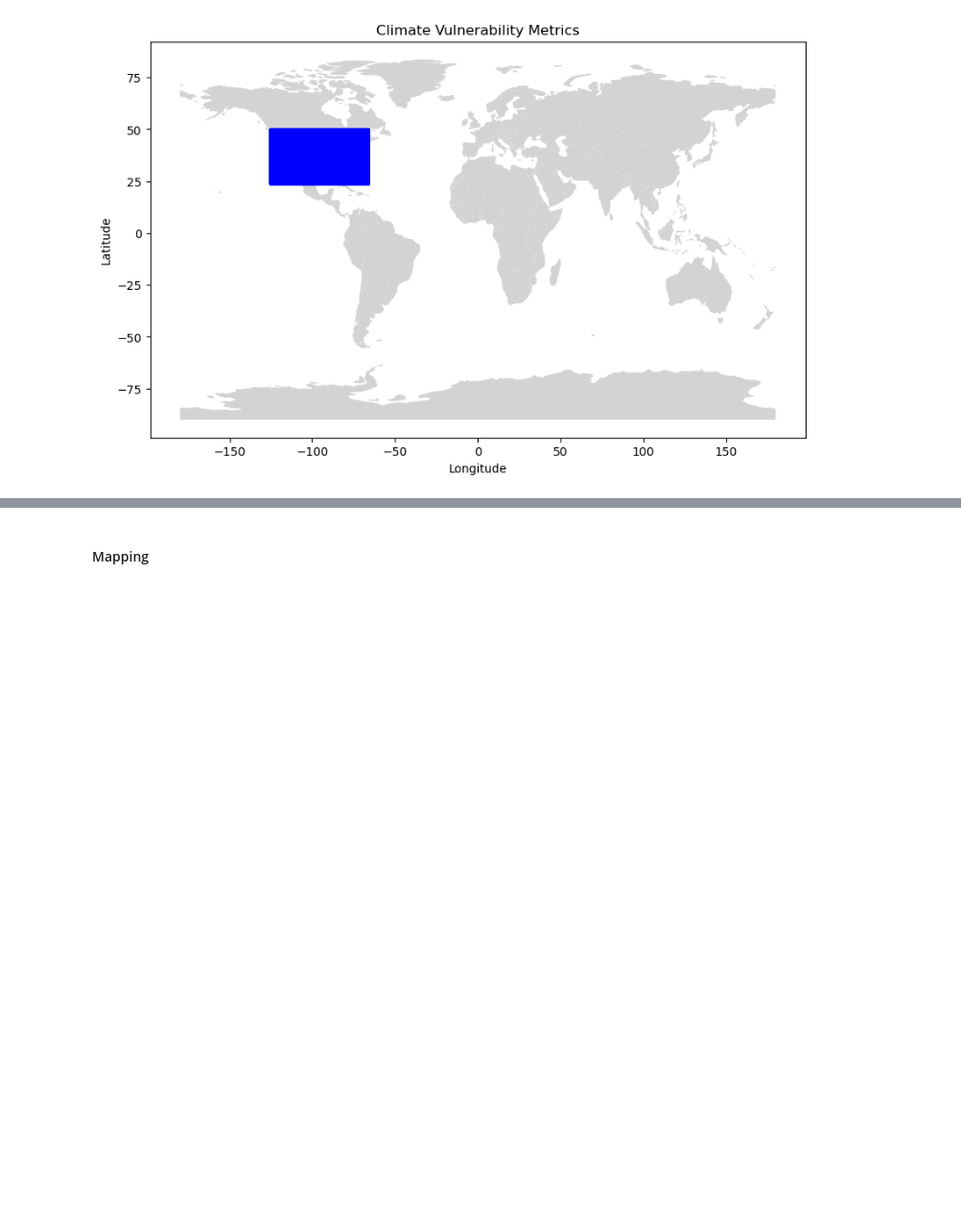
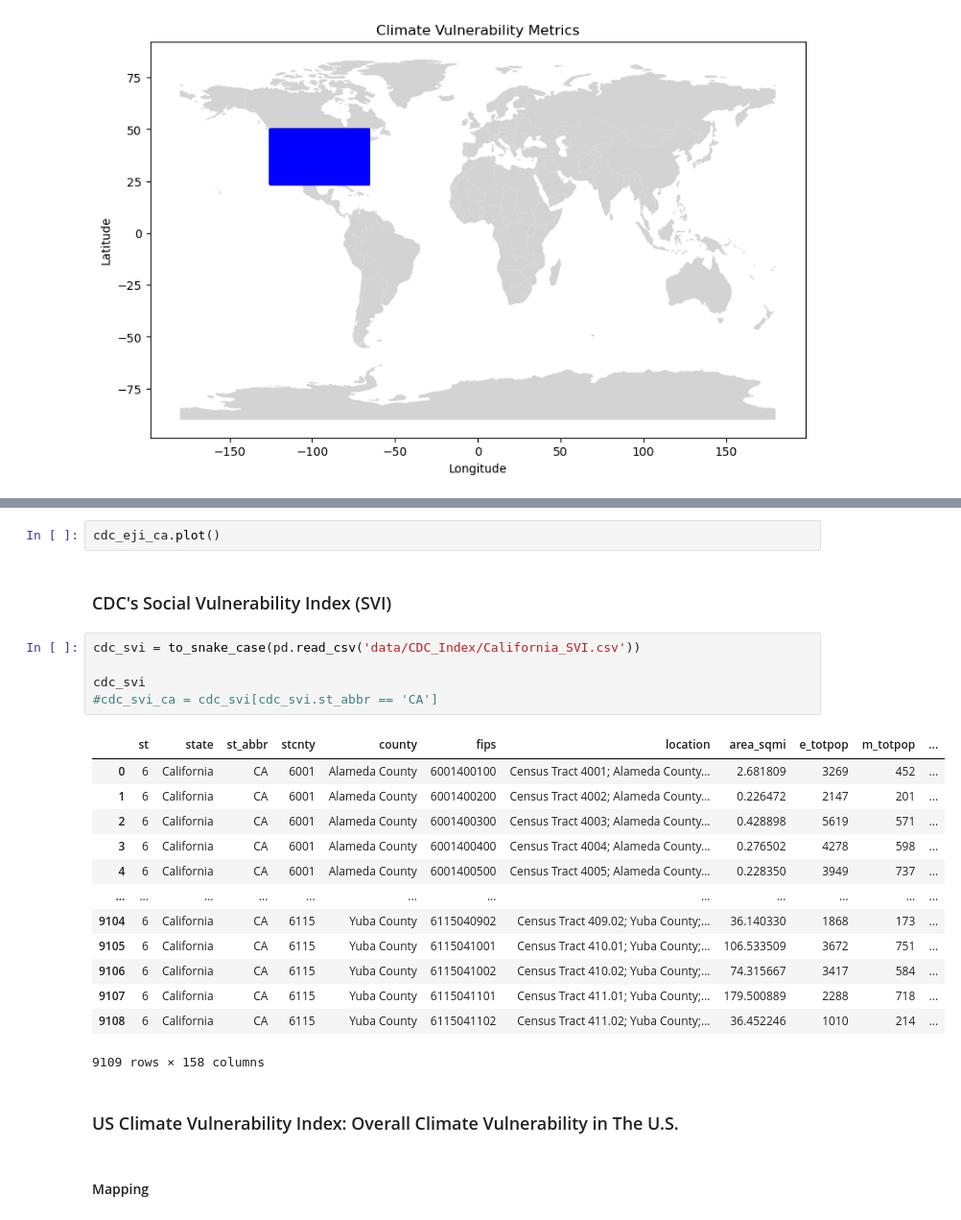
Before and after one commit to The2035Initiative/cca_grid_modeling_project, a Jupyter notebook: identifying_ctracts_oversampling.ipynb, the cells around one changed output, grey strips where cells are left out. Shown at 96% size. Saved outputs shown, nothing was run; the diff lists cells and outputs as text; blank space fills up the shorter version.

```diff
--- a/identifying_ctracts_oversampling.ipynb
+++ b/identifying_ctracts_oversampling.ipynb
@@ -666,3 +716,28 @@ ValueError: aspect must be finite and positive
+# %%
+cdc_eji_ca.plot()
+# %% [markdown]
+### CDC's Social Vulnerability Index (SVI)
+# %%
+cdc_svi = to_snake_case(pd.read_csv('data/CDC_Index/California_SVI.csv'))
+
+cdc_svi
+#cdc_svi_ca = cdc_svi[cdc_svi.st_abbr == 'CA']
+# %% [output]
+|  | st | state | st_abbr | stcnty | county | fips | location | area_sqmi | e_totpop | m_totpop | ... |
+| 0 | 6 | California | CA | 6001 | Alameda County | 6001400100 | Census Tract 4001; Alameda County... | 2.681809 | 3269 | 452 | ... |
+| 1 | 6 | California | CA | 6001 | Alameda County | 6001400200 | Census Tract 4002; Alameda County... | 0.226472 | 2147 | 201 | ... |
+| 2 | 6 | California | CA | 6001 | Alameda County | 6001400300 | Census Tract 4003; Alameda County... | 0.428898 | 5619 | 571 | ... |
+| 3 | 6 | California | CA | 6001 | Alameda County | 6001400400 | Census Tract 4004; Alameda County... | 0.276502 | 4278 | 598 | ... |
+| 4 | 6 | California | CA | 6001 | Alameda County | 6001400500 | Census Tract 4005; Alameda County... | 0.228350 | 3949 | 737 | ... |
+| ... | ... | ... | ... | ... | ... | ... | ... | ... | ... | ... | ... |
+| 9104 | 6 | California | CA | 6115 | Yuba County | 6115040902 | Census Tract 409.02; Yuba County;... | 36.140330 | 1868 | 173 | ... |
+| 9105 | 6 | California | CA | 6115 | Yuba County | 6115041001 | Census Tract 410.01; Yuba County;... | 106.533509 | 3672 | 751 | ... |
+| 9106 | 6 | California | CA | 6115 | Yuba County | 6115041002 | Census Tract 410.02; Yuba County;... | 74.315667 | 3417 | 584 | ... |
+| 9107 | 6 | California | CA | 6115 | Yuba County | 6115041101 | Census Tract 411.01; Yuba County;... | 179.500889 | 2288 | 718 | ... |
+| 9108 | 6 | California | CA | 6115 | Yuba County | 6115041102 | Census Tract 411.02; Yuba County;... | 36.452246 | 1010 | 214 | ... |
+9109 rows × 158 columns
+# %% [markdown]
+### US Climate Vulnerability Index: Overall Climate Vulnerability in The U.S.
 # %% [markdown]
 #### Mapping
 # %% [markdown]
```
Also changed, not shown: parts of 7 cells of this notebook, 2 other files.
